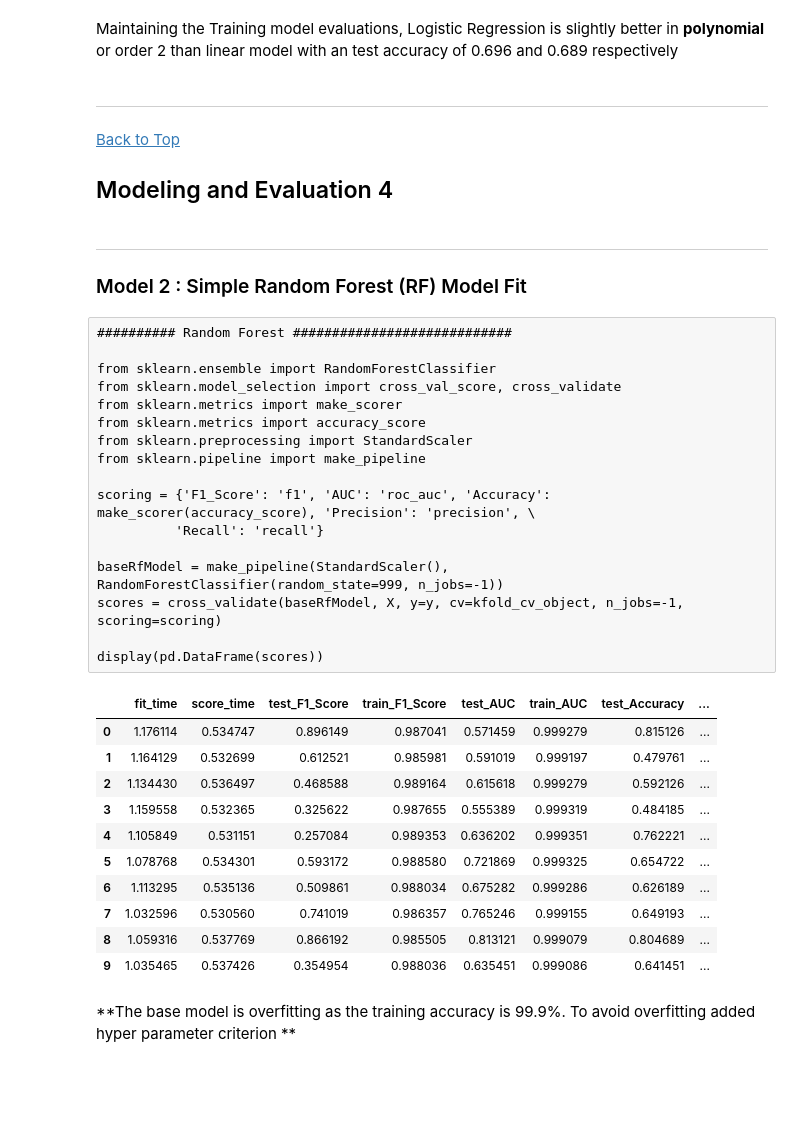
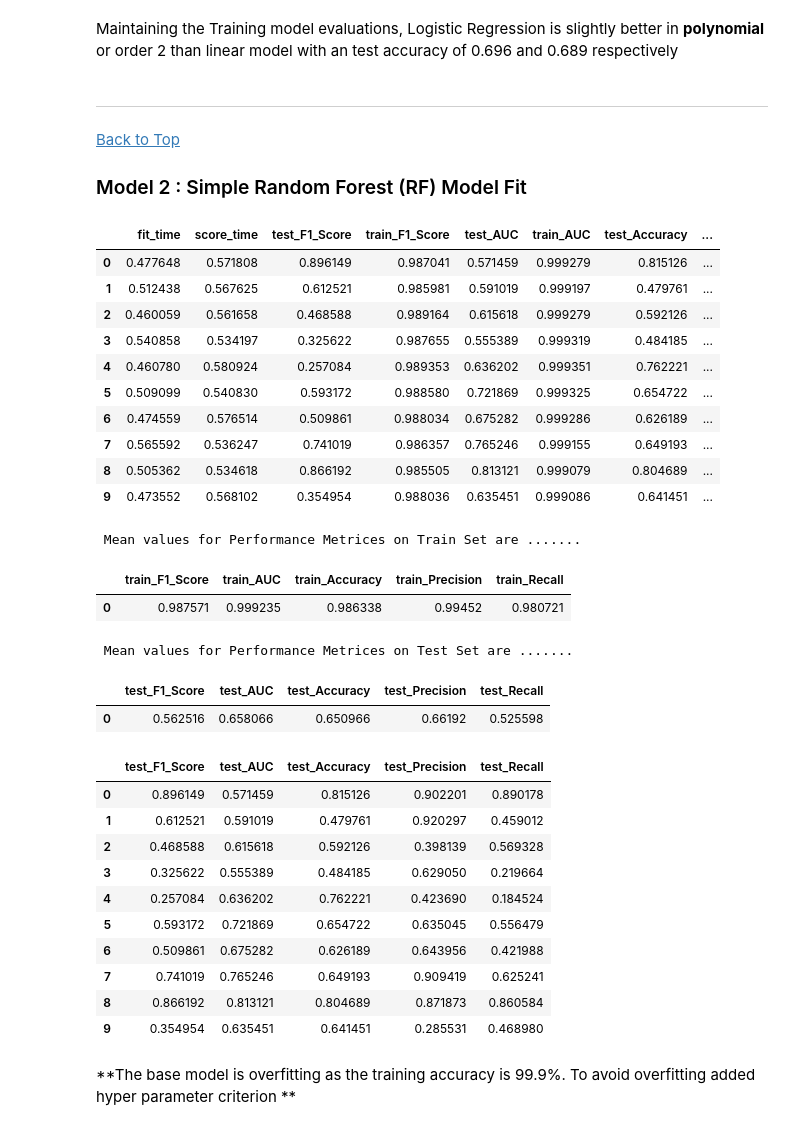
Before and after one commit to nhendersonkuns/awesomedataminers, a Jupyter notebook: Lab2_housing_models_final.ipynb, the cells around one changed output. Cells and saved outputs as stored; diff of their text form; code cells hidden in the pictures; blank space fills up the shorter version.

```diff
--- a/Lab2_housing_models_final.ipynb
+++ b/Lab2_housing_models_final.ipynb
@@ -1557,58 +1554,67 @@ Maintaining the Training model evaluations, Logistic Regression is slightly bett
 # %% [markdown]
 ________
 <a href="#top">Back to Top</a>
-<a id="tsk2_ModelEval4"></a>
-## Modeling and Evaluation 4
+<a id="tsk2_ModelEval4_SimpleRF"></a>
+### Model 2 : Simple Random Forest (RF) Model Fit
-# %% [markdown]
-________
-<a id="tsk2_ModelEval4_SimpleRF"></a>
-### Model 2 : Simple Random Forest (RF) Model Fit
-# %% [raw]
-########## Random Forest ############################
-
-from sklearn.ensemble import RandomForestClassifier
-from sklearn.model_selection import cross_val_score, cross_validate
-from sklearn.metrics import make_scorer
-from sklearn.metrics import accuracy_score
-from sklearn.preprocessing import StandardScaler
-from sklearn.pipeline import make_pipeline
-
-scoring = {'F1_Score': 'f1', 'AUC': 'roc_auc', 'Accuracy': make_scorer(accuracy_score), 'Precision': 'precision', \
-          'Recall': 'recall'}
-
-baseRfModel = make_pipeline(StandardScaler(), RandomForestClassifier(random_state=999, n_jobs=-1))
-scores = cross_validate(baseRfModel, X, y=y, cv=kfold_cv_object, n_jobs=-1, scoring=scoring)
-
-display(pd.DataFrame(scores))
 # %%
 ########## Random Forest ############################
 
 from sklearn.ensemble import RandomForestClassifier
 from sklearn.model_selection import cross_val_score, cross_validate
 from sklearn.metrics import make_scorer
 from sklearn.metrics import accuracy_score
 from sklearn.preprocessing import StandardScaler
 from sklearn.pipeline import make_pipeline
 
 scoring = {'F1_Score': 'f1', 'AUC': 'roc_auc', 'Accuracy': make_scorer(accuracy_score), 'Precision': 'precision', \
           'Recall': 'recall'}
 
 baseRfModel = make_pipeline(StandardScaler(), RandomForestClassifier(random_state=999, n_jobs=-1))
-scores = cross_validate(baseRfModel, X, y=y, cv=kfold_cv_object, n_jobs=-1, scoring=scoring)
+scores_rf = cross_validate(baseRfModel, X, y=y, cv=kfold_cv_object, n_jobs=-1, scoring=scoring)
 
-display(pd.DataFrame(scores))
+display(pd.DataFrame(scores_rf))
+
+testCol = ['test_F1_Score', 'test_AUC', 'test_Accuracy', 'test_Precision', 'test_Recall' ]
+trainCol = ['train_F1_Score', 'train_AUC', 'train_Accuracy', 'train_Precision', 'train_Recall' ]
+
+print("\n Mean values for Performance Metrices on Train Set are .......")
+display(pd.DataFrame(pd.DataFrame(scores_rf)[trainCol].mean()).T)
+
+
+print("\n Mean values for Performance Metrices on Test Set are .......")
+display(pd.DataFrame(pd.DataFrame(scores_rf)[testCol].mean()).T)
+
+RFInitialModelCVTestResults = pd.DataFrame(scores_rf)[testCol].copy()
+RFInitialModelCVTestResults
 # %% [output]
 |  | fit_time | score_time | test_F1_Score | train_F1_Score | test_AUC | train_AUC | test_Accuracy | ... |
-| 0 | 1.176114 | 0.534747 | 0.896149 | 0.987041 | 0.571459 | 0.999279 | 0.815126 | ... |
-| 1 | 1.164129 | 0.532699 | 0.612521 | 0.985981 | 0.591019 | 0.999197 | 0.479761 | ... |
-| 2 | 1.134430 | 0.536497 | 0.468588 | 0.989164 | 0.615618 | 0.999279 | 0.592126 | ... |
-| 3 | 1.159558 | 0.532365 | 0.325622 | 0.987655 | 0.555389 | 0.999319 | 0.484185 | ... |
-| 4 | 1.105849 | 0.531151 | 0.257084 | 0.989353 | 0.636202 | 0.999351 | 0.762221 | ... |
-| 5 | 1.078768 | 0.534301 | 0.593172 | 0.988580 | 0.721869 | 0.999325 | 0.654722 | ... |
-| 6 | 1.113295 | 0.535136 | 0.509861 | 0.988034 | 0.675282 | 0.999286 | 0.626189 | ... |
-| 7 | 1.032596 | 0.530560 | 0.741019 | 0.986357 | 0.765246 | 0.999155 | 0.649193 | ... |
-| 8 | 1.059316 | 0.537769 | 0.866192 | 0.985505 | 0.813121 | 0.999079 | 0.804689 | ... |
-| 9 | 1.035465 | 0.537426 | 0.354954 | 0.988036 | 0.635451 | 0.999086 | 0.641451 | ... |
+| 0 | 0.477648 | 0.571808 | 0.896149 | 0.987041 | 0.571459 | 0.999279 | 0.815126 | ... |
+| 1 | 0.512438 | 0.567625 | 0.612521 | 0.985981 | 0.591019 | 0.999197 | 0.479761 | ... |
+| 2 | 0.460059 | 0.561658 | 0.468588 | 0.989164 | 0.615618 | 0.999279 | 0.592126 | ... |
+| 3 | 0.540858 | 0.534197 | 0.325622 | 0.987655 | 0.555389 | 0.999319 | 0.484185 | ... |
+| 4 | 0.460780 | 0.580924 | 0.257084 | 0.989353 | 0.636202 | 0.999351 | 0.762221 | ... |
+| 5 | 0.509099 | 0.540830 | 0.593172 | 0.988580 | 0.721869 | 0.999325 | 0.654722 | ... |
+| 6 | 0.474559 | 0.576514 | 0.509861 | 0.988034 | 0.675282 | 0.999286 | 0.626189 | ... |
+| 7 | 0.565592 | 0.536247 | 0.741019 | 0.986357 | 0.765246 | 0.999155 | 0.649193 | ... |
+| 8 | 0.505362 | 0.534618 | 0.866192 | 0.985505 | 0.813121 | 0.999079 | 0.804689 | ... |
+| 9 | 0.473552 | 0.568102 | 0.354954 | 0.988036 | 0.635451 | 0.999086 | 0.641451 | ... |
+ Mean values for Performance Metrices on Train Set are .......
+|  | train_F1_Score | train_AUC | train_Accuracy | train_Precision | train_Recall |
+| 0 | 0.987571 | 0.999235 | 0.986338 | 0.99452 | 0.980721 |
+ Mean values for Performance Metrices on Test Set are .......
+|  | test_F1_Score | test_AUC | test_Accuracy | test_Precision | test_Recall |
+| 0 | 0.562516 | 0.658066 | 0.650966 | 0.66192 | 0.525598 |
+|  | test_F1_Score | test_AUC | test_Accuracy | test_Precision | test_Recall |
+| 0 | 0.896149 | 0.571459 | 0.815126 | 0.902201 | 0.890178 |
+| 1 | 0.612521 | 0.591019 | 0.479761 | 0.920297 | 0.459012 |
+| 2 | 0.468588 | 0.615618 | 0.592126 | 0.398139 | 0.569328 |
+| 3 | 0.325622 | 0.555389 | 0.484185 | 0.629050 | 0.219664 |
+| 4 | 0.257084 | 0.636202 | 0.762221 | 0.423690 | 0.184524 |
+| 5 | 0.593172 | 0.721869 | 0.654722 | 0.635045 | 0.556479 |
+| 6 | 0.509861 | 0.675282 | 0.626189 | 0.643956 | 0.421988 |
+| 7 | 0.741019 | 0.765246 | 0.649193 | 0.909419 | 0.625241 |
+| 8 | 0.866192 | 0.813121 | 0.804689 | 0.871873 | 0.860584 |
+| 9 | 0.354954 | 0.635451 | 0.641451 | 0.285531 | 0.468980 |
 # %% [markdown]
 **The base model is overfitting as the training accuracy is 99.9%. To avoid overfitting added hyper parameter criterion **
 # %% [markdown]
```
Also changed, not shown: parts of 33 cells of this notebook.
